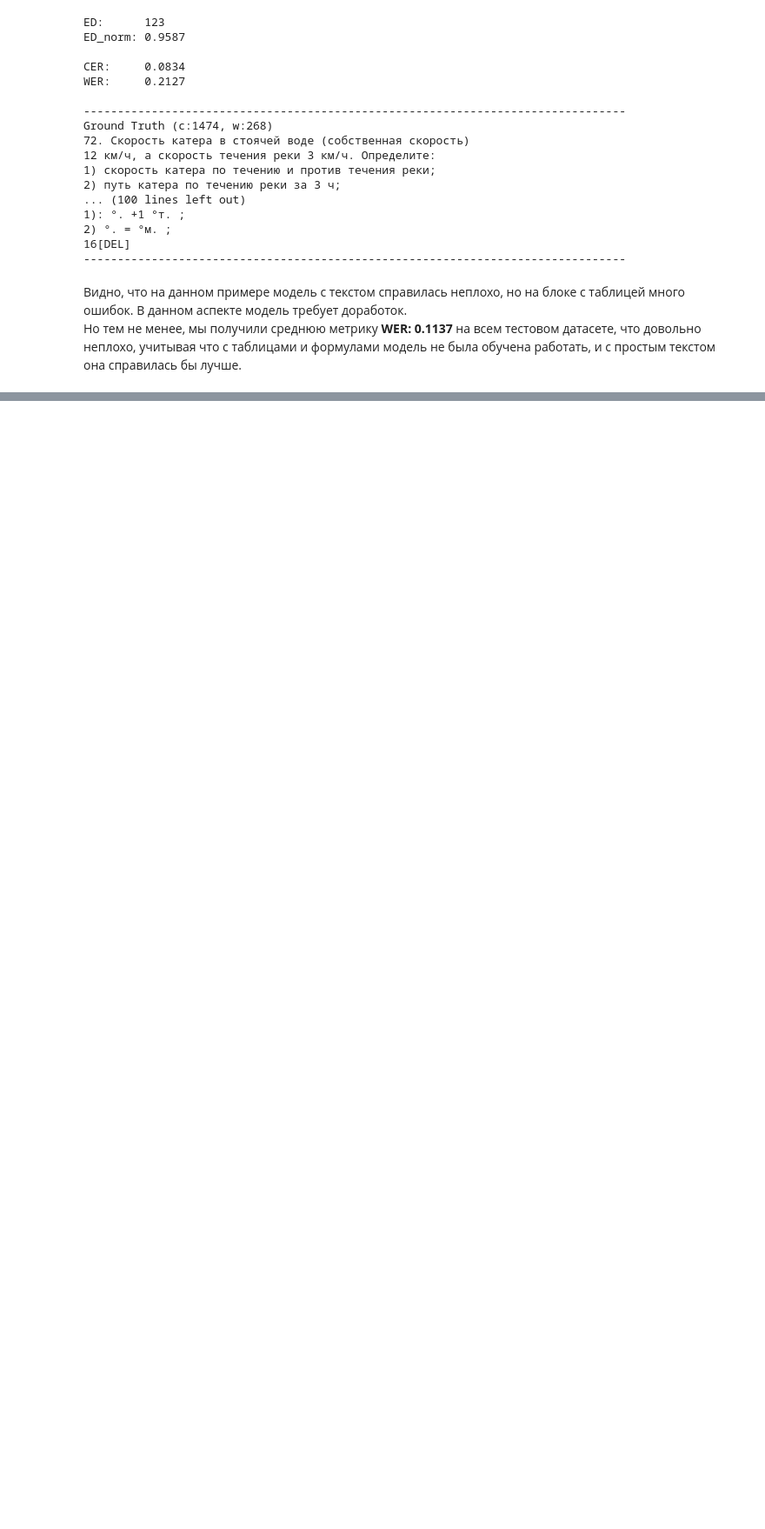
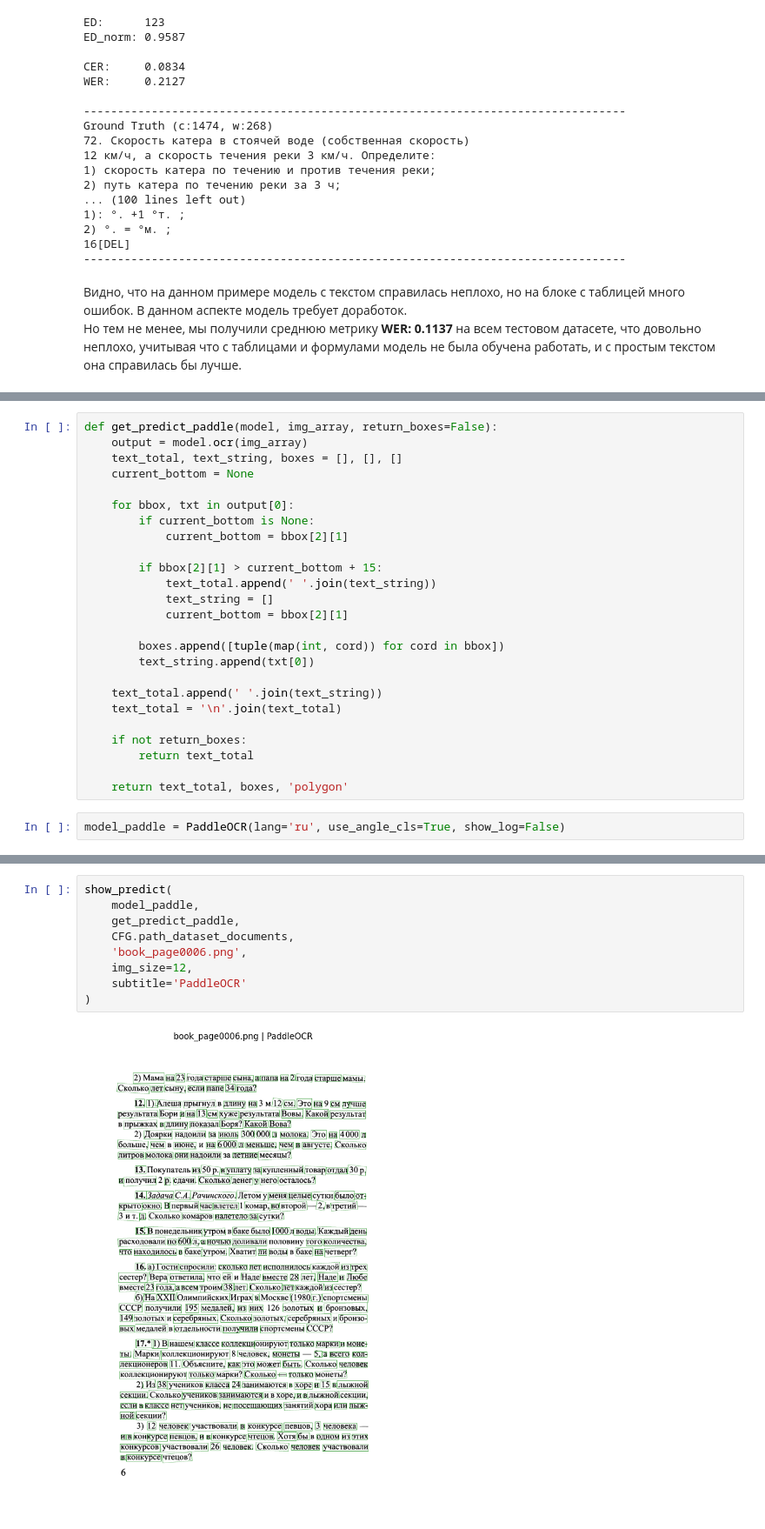
Before and after one commit to aufflammen/ocr_cyrillic, a Jupyter notebook: ocr_cyrillic.ipynb, the cells around one changed output, grey strips where cells are left out. Shown at 87% size. Cells and saved outputs as stored; diff of their text form; blank space fills up the shorter version.

```diff
--- a/ocr_cyrillic.ipynb
+++ b/ocr_cyrillic.ipynb
@@ -370,0 +558,27 @@ Ground Truth (c:1474, w:268)
+# %%
+def get_predict_paddle(model, img_array, return_boxes=False):
+    output = model.ocr(img_array)
+    text_total, text_string, boxes = [], [], []
+    current_bottom = None
+
+    for bbox, txt in output[0]:
+        if current_bottom is None:
+            current_bottom = bbox[2][1]
+
+        if bbox[2][1] > current_bottom + 15:
+            text_total.append(' '.join(text_string))
+            text_string = []
+            current_bottom = bbox[2][1]
+
+        boxes.append([tuple(map(int, cord)) for cord in bbox])
+        text_string.append(txt[0])
+
+    text_total.append(' '.join(text_string))
+    text_total = '\n'.join(text_total)
+
+    if not return_boxes:
+        return text_total
+
+    return text_total, boxes, 'polygon'
+# %%
+model_paddle = PaddleOCR(lang='ru', use_angle_cls=True, show_log=False)
@@ -370,0 +600,11 @@ Ground Truth (c:1474, w:268)
+# %%
+show_predict(
+    model_paddle,
+    get_predict_paddle,
+    CFG.path_dataset_documents,
+    'book_page0006.png',
+    img_size=12,
+    subtitle='PaddleOCR'
+)
+# %% [output]
+[figure, added]
```
Also changed, not shown: parts of 41 cells of this notebook, 1 other file.
